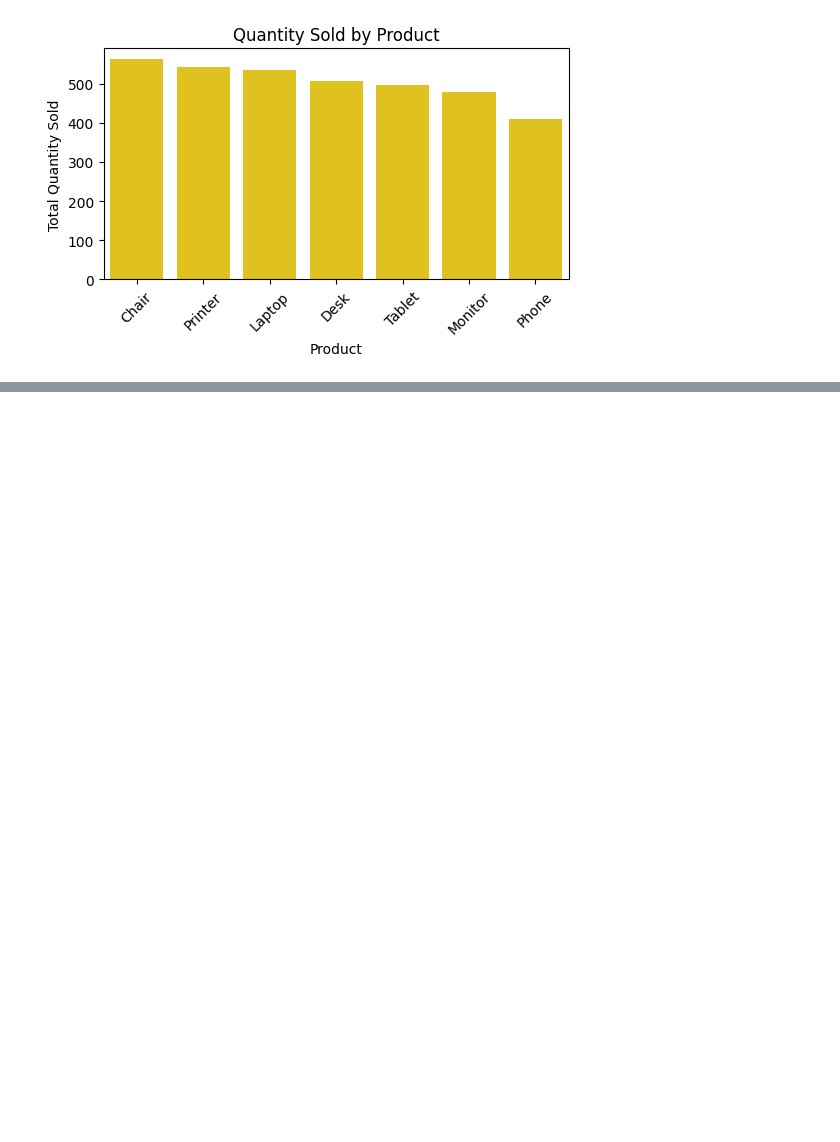
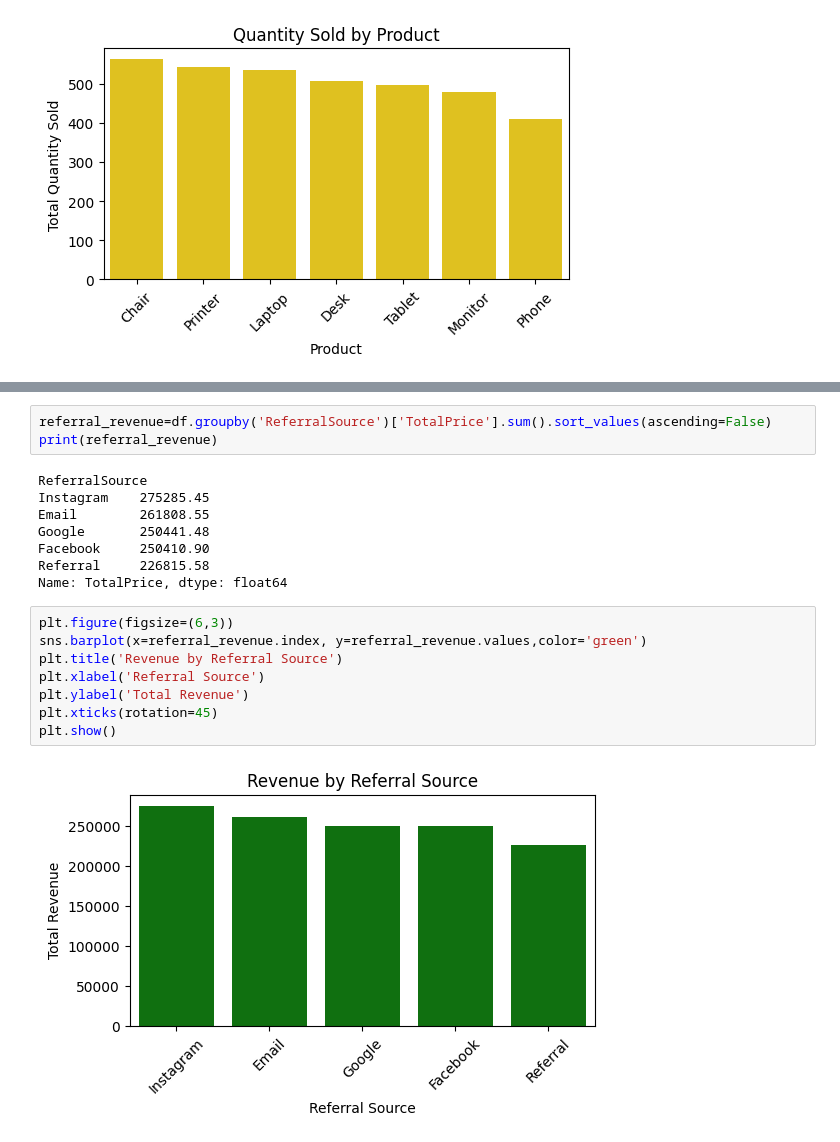
Before and after one commit to Pratham1257/-DecodeLabs-Internship, a Jupyter notebook: Project 2/Task 2.ipynb, the cells around one changed output, grey strips where cells are left out. Drawn from its saved outputs; the diff is of its cells as text; blank space fills up the shorter version.

```diff
--- a/Project 2/Task 2.ipynb
+++ b/Project 2/Task 2.ipynb
@@ -240,0 +263,21 @@ plt.show()
+# %%
+referral_revenue=df.groupby('ReferralSource')['TotalPrice'].sum().sort_values(ascending=False)
+print(referral_revenue)
+# %% [output]
+ReferralSource
+Instagram    275285.45
+Email        261808.55
+Google       250441.48
+Facebook     250410.90
+Referral     226815.58
+Name: TotalPrice, dtype: float64
+# %%
+plt.figure(figsize=(6,3))
+sns.barplot(x=referral_revenue.index, y=referral_revenue.values,color='green')
+plt.title('Revenue by Referral Source')
+plt.xlabel('Referral Source')
+plt.ylabel('Total Revenue')
+plt.xticks(rotation=45)
+plt.show()
+# %% [output]
+[figure, added]
```
Also changed, not shown: parts of 2 cells of this notebook.
